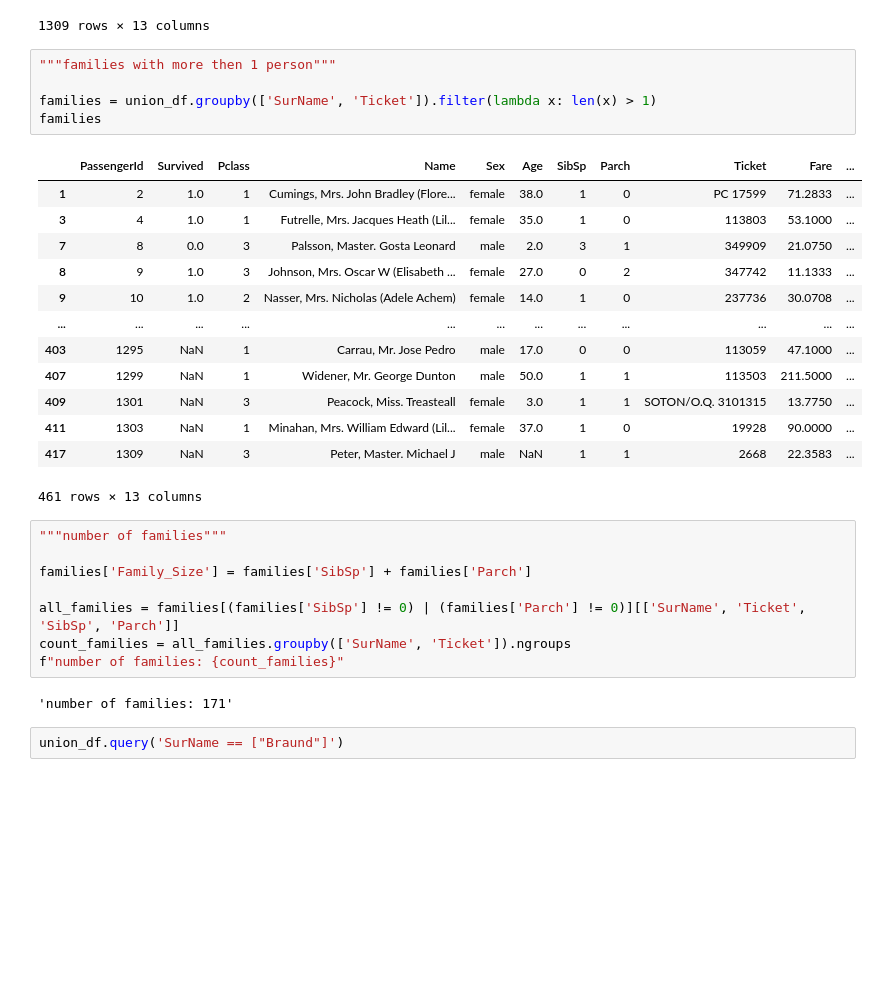
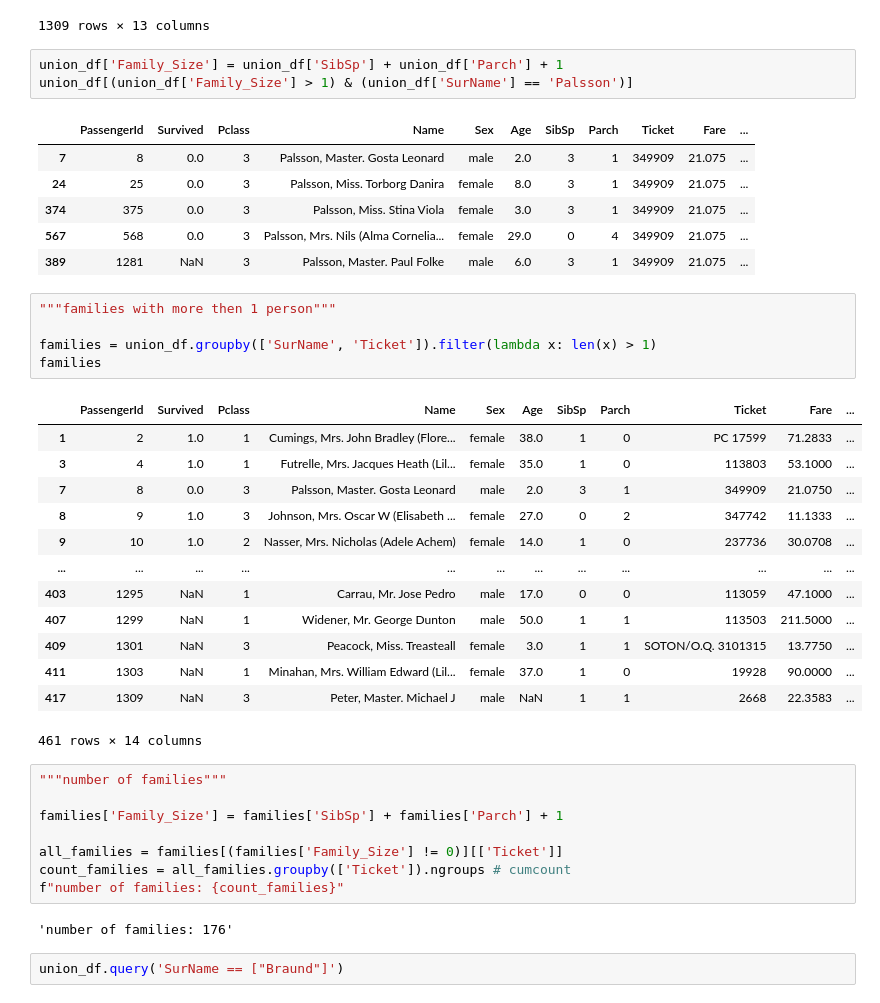
Before and after one commit to Diana-Shilova/TMSds, a Jupyter notebook: lesson8/lesson8_2.ipynb, the cells around one changed output. Cells and saved outputs as stored; diff of their text form; blank space fills up the shorter version.

```diff
--- a/lesson8/lesson8_2.ipynb
+++ b/lesson8/lesson8_2.ipynb
@@ -180,6 +180,16 @@ union_df
 | 416 | 1308 | NaN | 3 | Ware, Mr. Frederick | male | NaN | 0 | 0 | 359309 | 8.0500 | ... |
 | 417 | 1309 | NaN | 3 | Peter, Master. Michael J | male | NaN | 1 | 1 | 2668 | 22.3583 | ... |
 1309 rows × 13 columns
+# %%
+union_df['Family_Size'] = union_df['SibSp'] + union_df['Parch'] + 1
+union_df[(union_df['Family_Size'] > 1) & (union_df['SurName'] == 'Palsson')]
+# %% [output]
+|  | PassengerId | Survived | Pclass | Name | Sex | Age | SibSp | Parch | Ticket | Fare | ... |
+| 7 | 8 | 0.0 | 3 | Palsson, Master. Gosta Leonard | male | 2.0 | 3 | 1 | 349909 | 21.075 | ... |
+| 24 | 25 | 0.0 | 3 | Palsson, Miss. Torborg Danira | female | 8.0 | 3 | 1 | 349909 | 21.075 | ... |
+| 374 | 375 | 0.0 | 3 | Palsson, Miss. Stina Viola | female | 3.0 | 3 | 1 | 349909 | 21.075 | ... |
+| 567 | 568 | 0.0 | 3 | Palsson, Mrs. Nils (Alma Cornelia... | female | 29.0 | 0 | 4 | 349909 | 21.075 | ... |
+| 389 | 1281 | NaN | 3 | Palsson, Master. Paul Folke | male | 6.0 | 3 | 1 | 349909 | 21.075 | ... |
 # %%
 """families with more then 1 person"""
 
@@ -198,17 +208,17 @@ families
 | 409 | 1301 | NaN | 3 | Peacock, Miss. Treasteall | female | 3.0 | 1 | 1 | SOTON/O.Q. 3101315 | 13.7750 | ... |
 | 411 | 1303 | NaN | 1 | Minahan, Mrs. William Edward (Lil... | female | 37.0 | 1 | 0 | 19928 | 90.0000 | ... |
 | 417 | 1309 | NaN | 3 | Peter, Master. Michael J | male | NaN | 1 | 1 | 2668 | 22.3583 | ... |
-461 rows × 13 columns
+461 rows × 14 columns
 # %%
 """number of families"""
 
-families['Family_Size'] = families['SibSp'] + families['Parch']
+families['Family_Size'] = families['SibSp'] + families['Parch'] + 1
 
-all_families = families[(families['SibSp'] != 0) | (families['Parch'] != 0)][['SurName', 'Ticket', 'SibSp', 'Parch']]
-count_families = all_families.groupby(['SurName', 'Ticket']).ngroups
+all_families = families[(families['Family_Size'] != 0)][['Ticket']]
+count_families = all_families.groupby(['Ticket']).ngroups # cumcount
 f"number of families: {count_families}"
 # %% [output]
-'number of families: 171'
+'number of families: 176'
 # %%
 union_df.query('SurName == ["Braund"]')
 # %% [output]
```
